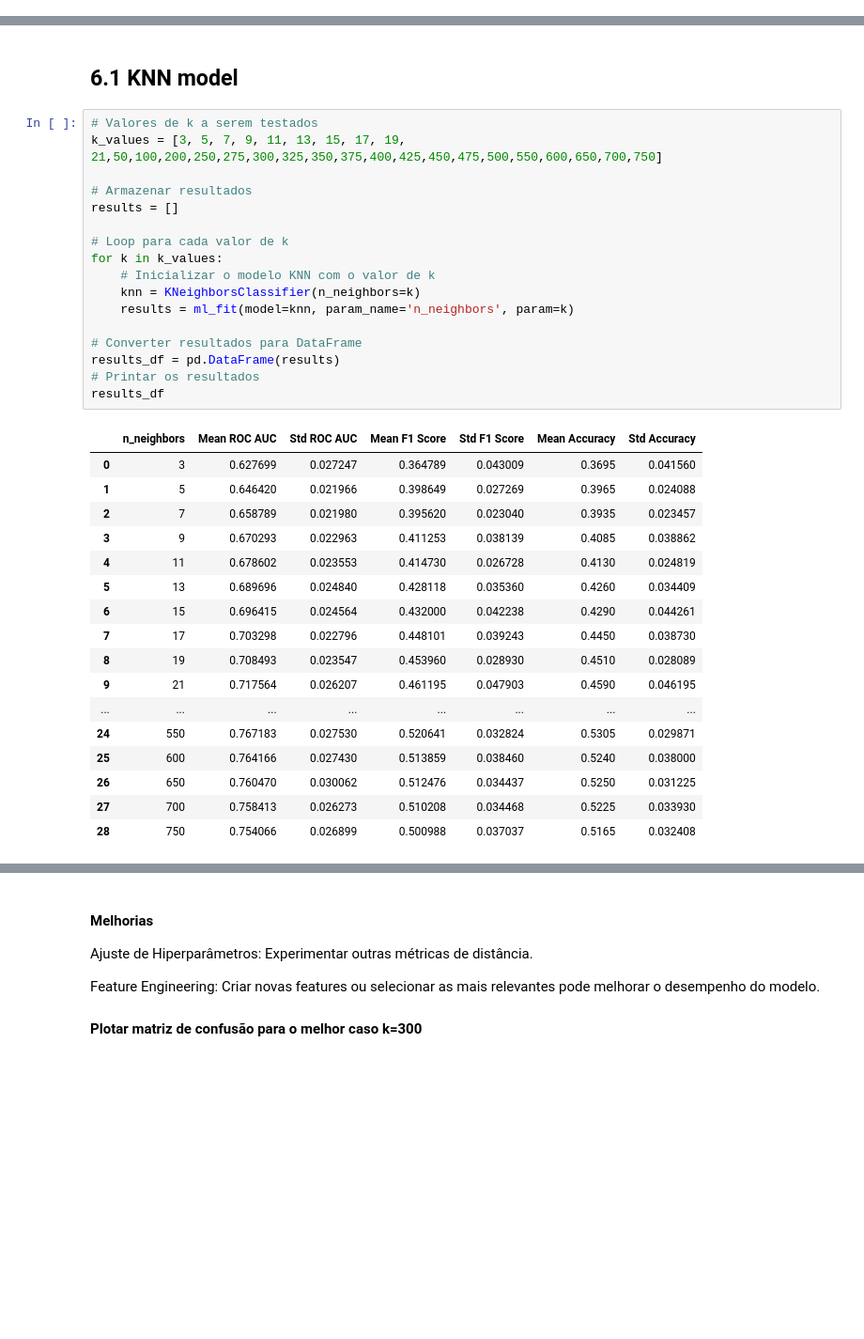
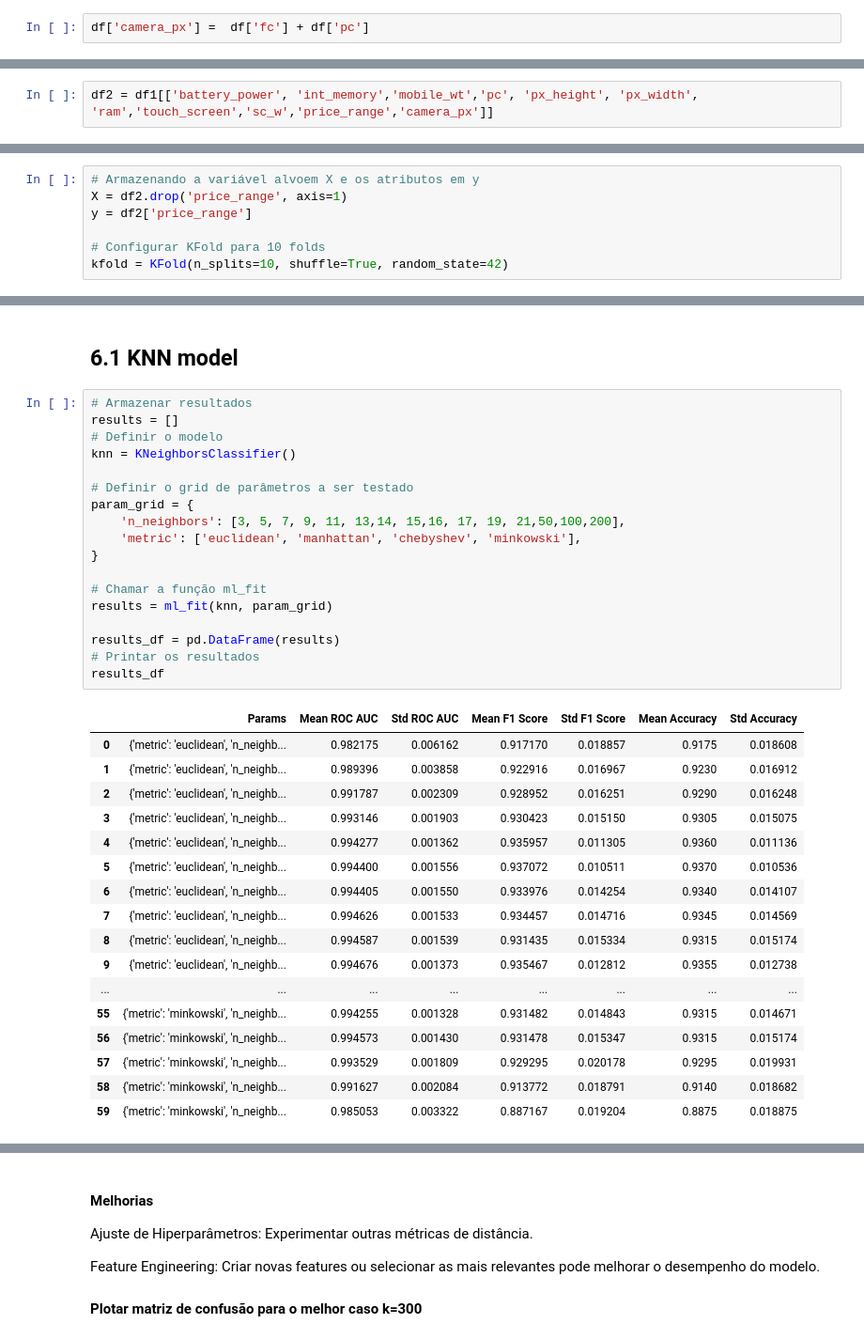
Before and after one commit to racouto7/PES03-Aprendizado-de-M-quinas-1, a Jupyter notebook: Projeto Aprendizado I.ipynb, the cells around one changed output, grey strips where cells are left out. Shown at 94% size. Saved outputs shown, nothing was run; the diff lists cells and outputs as text; blank space fills up the shorter version.

```diff
--- a/Projeto Aprendizado I.ipynb
+++ b/Projeto Aprendizado I.ipynb
@@ -160,6 +164,8 @@ df[colunas_bool] = df[colunas_bool].astype('boolean')
 df['price_range'] = df['price_range'].astype('category')
 # %% [markdown]
 ## 2.6 Feature Engineering
+# %%
+df['camera_px'] =  df['fc'] + df['pc']
 # %% [markdown]
 # 3.0 Descrição dos dados
 # %%
@@ -383 +391,3 @@ df1.head()
+# %%
+df2 = df1[['battery_power', 'int_memory','mobile_wt','pc', 'px_height', 'px_width', 'ram','touch_screen','sc_w','price_range','camera_px']]
 # %% [markdown]
@@ -389,5 +399,12 @@ y = df1['price_range']
 
 # Configurar KFold para 10 folds
 kfold = KFold(n_splits=10, shuffle=True, random_state=42)
+# %%
+# Armazenando a variável alvoem X e os atributos em y
+X = df2.drop('price_range', axis=1)
+y = df2['price_range']
+
+# Configurar KFold para 10 folds
+kfold = KFold(n_splits=10, shuffle=True, random_state=42)
 # %% [markdown]
 # 6.0 Machine Learning Modelling
@@ -445,38 +482,39 @@ def ml_fit(model, param_name, param):
 # %% [markdown]
 ## 6.1 KNN model
 # %%
-# Valores de k a serem testados
-k_values = [3, 5, 7, 9, 11, 13, 15, 17, 19, 21,50,100,200,250,275,300,325,350,375,400,425,450,475,500,550,600,650,700,750]
-
 # Armazenar resultados
 results = []
+# Definir o modelo
+knn = KNeighborsClassifier()
 
-# Loop para cada valor de k
-for k in k_values:
-    # Inicializar o modelo KNN com o valor de k
-    knn = KNeighborsClassifier(n_neighbors=k)
-    results = ml_fit(model=knn, param_name='n_neighbors', param=k)
+# Definir o grid de parâmetros a ser testado
+param_grid = {
+    'n_neighbors': [3, 5, 7, 9, 11, 13,14, 15,16, 17, 19, 21,50,100,200],
+    'metric': ['euclidean', 'manhattan', 'chebyshev', 'minkowski'],
+}
 
-# Converter resultados para DataFrame
+# Chamar a função ml_fit
+results = ml_fit(knn, param_grid)
+
 results_df = pd.DataFrame(results)
 # Printar os resultados
 results_df
 # %% [output]
-|  | n_neighbors | Mean ROC AUC | Std ROC AUC | Mean F1 Score | Std F1 Score | Mean Accuracy | Std Accuracy |
-| 0 | 3 | 0.627699 | 0.027247 | 0.364789 | 0.043009 | 0.3695 | 0.041560 |
-| 1 | 5 | 0.646420 | 0.021966 | 0.398649 | 0.027269 | 0.3965 | 0.024088 |
-| 2 | 7 | 0.658789 | 0.021980 | 0.395620 | 0.023040 | 0.3935 | 0.023457 |
-| 3 | 9 | 0.670293 | 0.022963 | 0.411253 | 0.038139 | 0.4085 | 0.038862 |
-| 4 | 11 | 0.678602 | 0.023553 | 0.414730 | 0.026728 | 0.4130 | 0.024819 |
-| 5 | 13 | 0.689696 | 0.024840 | 0.428118 | 0.035360 | 0.4260 | 0.034409 |
-| 6 | 15 | 0.696415 | 0.024564 | 0.432000 | 0.042238 | 0.4290 | 0.044261 |
-| 7 | 17 | 0.703298 | 0.022796 | 0.448101 | 0.039243 | 0.4450 | 0.038730 |
-| 8 | 19 | 0.708493 | 0.023547 | 0.453960 | 0.028930 | 0.4510 | 0.028089 |
-| 9 | 21 | 0.717564 | 0.026207 | 0.461195 | 0.047903 | 0.4590 | 0.046195 |
+|  | Params | Mean ROC AUC | Std ROC AUC | Mean F1 Score | Std F1 Score | Mean Accuracy | Std Accuracy |
+| 0 | {'metric': 'euclidean', 'n_neighb... | 0.982175 | 0.006162 | 0.917170 | 0.018857 | 0.9175 | 0.018608 |
+| 1 | {'metric': 'euclidean', 'n_neighb... | 0.989396 | 0.003858 | 0.922916 | 0.016967 | 0.9230 | 0.016912 |
+| 2 | {'metric': 'euclidean', 'n_neighb... | 0.991787 | 0.002309 | 0.928952 | 0.016251 | 0.9290 | 0.016248 |
+| 3 | {'metric': 'euclidean', 'n_neighb... | 0.993146 | 0.001903 | 0.930423 | 0.015150 | 0.9305 | 0.015075 |
+| 4 | {'metric': 'euclidean', 'n_neighb... | 0.994277 | 0.001362 | 0.935957 | 0.011305 | 0.9360 | 0.011136 |
+| 5 | {'metric': 'euclidean', 'n_neighb... | 0.994400 | 0.001556 | 0.937072 | 0.010511 | 0.9370 | 0.010536 |
+| 6 | {'metric': 'euclidean', 'n_neighb... | 0.994405 | 0.001550 | 0.933976 | 0.014254 | 0.9340 | 0.014107 |
+| 7 | {'metric': 'euclidean', 'n_neighb... | 0.994626 | 0.001533 | 0.934457 | 0.014716 | 0.9345 | 0.014569 |
+| 8 | {'metric': 'euclidean', 'n_neighb... | 0.994587 | 0.001539 | 0.931435 | 0.015334 | 0.9315 | 0.015174 |
+| 9 | {'metric': 'euclidean', 'n_neighb... | 0.994676 | 0.001373 | 0.935467 | 0.012812 | 0.9355 | 0.012738 |
 | ... | ... | ... | ... | ... | ... | ... | ... |
-| 24 | 550 | 0.767183 | 0.027530 | 0.520641 | 0.032824 | 0.5305 | 0.029871 |
-| 25 | 600 | 0.764166 | 0.027430 | 0.513859 | 0.038460 | 0.5240 | 0.038000 |
-| 26 | 650 | 0.760470 | 0.030062 | 0.512476 | 0.034437 | 0.5250 | 0.031225 |
-| 27 | 700 | 0.758413 | 0.026273 | 0.510208 | 0.034468 | 0.5225 | 0.033930 |
-| 28 | 750 | 0.754066 | 0.026899 | 0.500988 | 0.037037 | 0.5165 | 0.032408 |
+| 55 | {'metric': 'minkowski', 'n_neighb... | 0.994255 | 0.001328 | 0.931482 | 0.014843 | 0.9315 | 0.014671 |
+| 56 | {'metric': 'minkowski', 'n_neighb... | 0.994573 | 0.001430 | 0.931478 | 0.015347 | 0.9315 | 0.015174 |
+| 57 | {'metric': 'minkowski', 'n_neighb... | 0.993529 | 0.001809 | 0.929295 | 0.020178 | 0.9295 | 0.019931 |
+| 58 | {'metric': 'minkowski', 'n_neighb... | 0.991627 | 0.002084 | 0.913772 | 0.018791 | 0.9140 | 0.018682 |
+| 59 | {'metric': 'minkowski', 'n_neighb... | 0.985053 | 0.003322 | 0.887167 | 0.019204 | 0.8875 | 0.018875 |
 # %%
```
Also changed, not shown: parts of 30 cells of this notebook.
